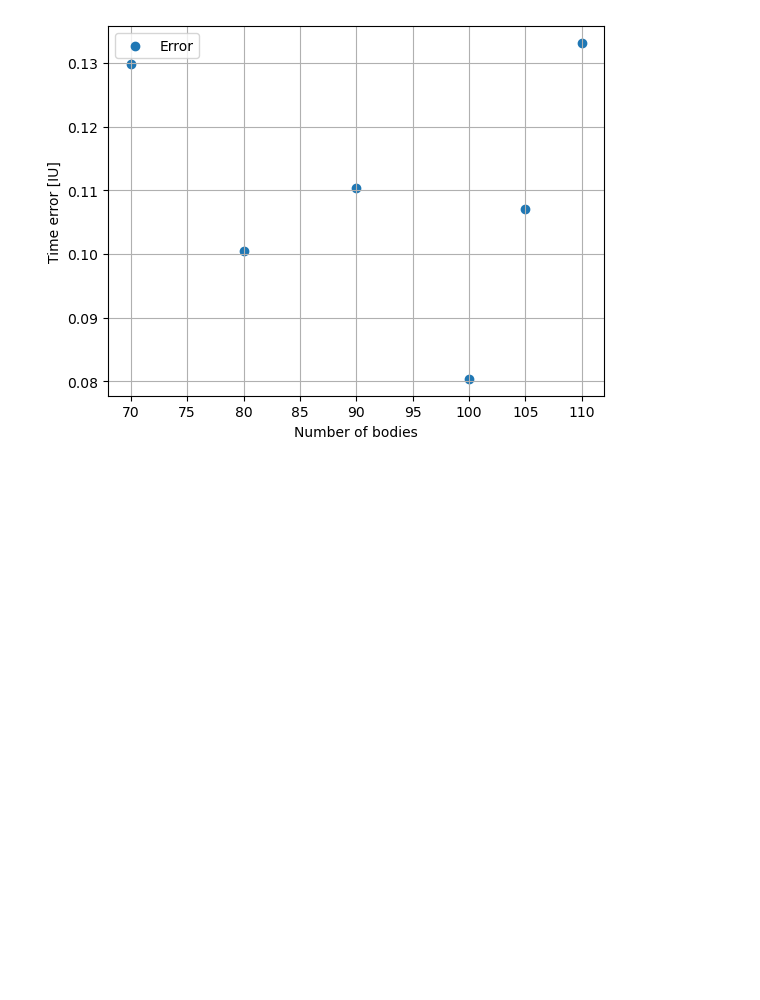
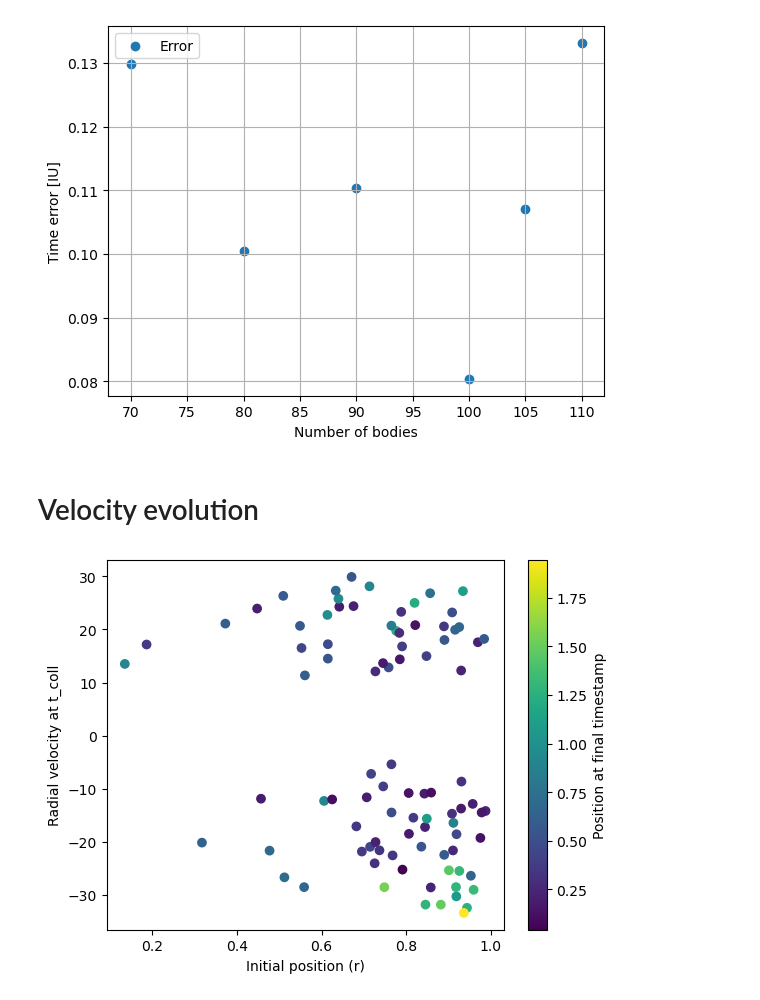
Before and after one commit to JacopoPerri/spherical_distribution, a Jupyter notebook: gendistr.ipynb, the cells around one changed output. Cells and saved outputs as stored; diff of their text form; code cells hidden in the pictures; blank space fills up the shorter version.

Commit message:
Plot explaining that far particles initially end up flung away

```diff
--- a/gendistr.ipynb
+++ b/gendistr.ipynb
@@ -247,3 +247,51 @@ plt.legend()
 plt.grid()
 # %% [output]
 [figure]
+# %% [markdown]
+# Velocity evolution
+# %%
+def vel_project(x, y, z):
+    tanphi = y/x
+    phi = np.arctan(tanphi)
+
+    tantheta = 1/np.sin(phi) * y/z
+    theta = np.arctan(tantheta)
+
+    r = z/np.cos(theta)
+
+    return r
+# %%
+initial_rs = []
+final_vs = []
+final_rs = []
+
+for j in range(N_points):
+    particle_rows = data[data.index % (N_points + 2) - (2+j) == 0]
+    x = particle_rows['x'][(N_points + 2)*0 + j+2]
+    y = particle_rows['y'][(N_points + 2)*0 + j+2]
+    z = particle_rows['z'][(N_points + 2)*0 + j+2]
+    r = xyz_to_r(x, y, z)
+    initial_rs.append(r)
+
+    x = particle_rows['x'][(N_points + 2)*(len(times)-1) + j+2]
+    y = particle_rows['y'][(N_points + 2)*(len(times)-1) + j+2]
+    z = particle_rows['z'][(N_points + 2)*(len(times)-1) + j+2]
+    r = xyz_to_r(x, y, z)
+    final_rs.append(r)
+
+    vx = particle_rows['vx'][(N_points + 2)*min_idx + j+2]
+    vy = particle_rows['vy'][(N_points + 2)*min_idx + j+2]
+    vz = particle_rows['vz'][(N_points + 2)*min_idx + j+2]
+    v = xyz_to_r(vx, vy, vz)
+    vr = vel_project(vx, vy, vz)
+    final_vs.append(vr)
+# %%
+fig, ax = plt.subplots()
+# c = final_rs
+plt.scatter(initial_rs, final_vs, c=final_rs)
+cbar = plt.colorbar()
+plt.xlabel('Initial position (r)')
+plt.ylabel('Radial velocity at t_coll')
+cbar.set_label('Position at final timestamp')
+# %% [output]
+[figure, added]
```
